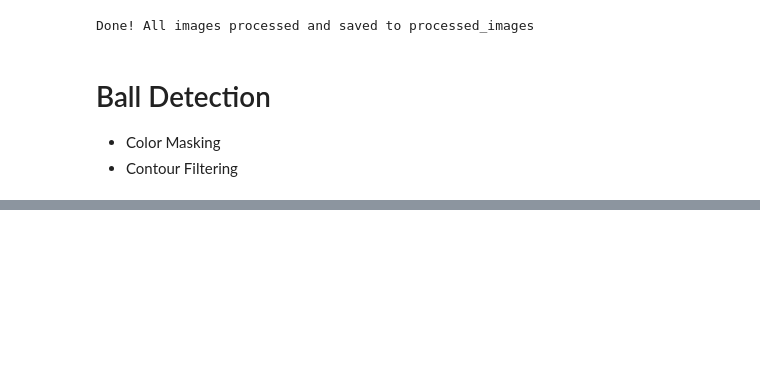
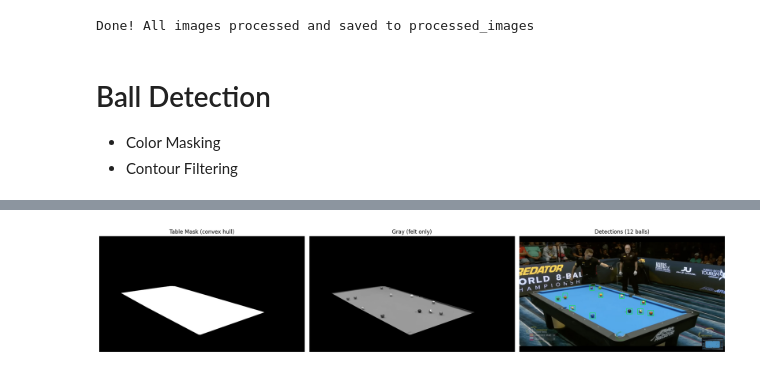
Before and after one commit to angelxmoreira/CV, a Jupyter notebook: Task_1.ipynb, the cells around one changed output, grey strips where cells are left out. Cells and saved outputs as stored; diff of their text form; code cells hidden in the pictures; blank space fills up the shorter version.

```diff
--- a/Task_1.ipynb
+++ b/Task_1.ipynb
@@ -317,0 +253,7 @@ with open("output.json", "w") as f:
+# %%
+output_dir = Path("./processed_images")
+img_path = os.path.join(output_dir, '4a_png.rf.a6bb5c5706fd8628eb53d34a122cf441.jpg')
+frame = cv2.imread(img_path)
+output_frame, balls = detect_billiard_balls(frame, debug=True)
+# %% [output]
+[figure, added]
```
Also changed, not shown: parts of 10 cells of this notebook, 1 other file.
